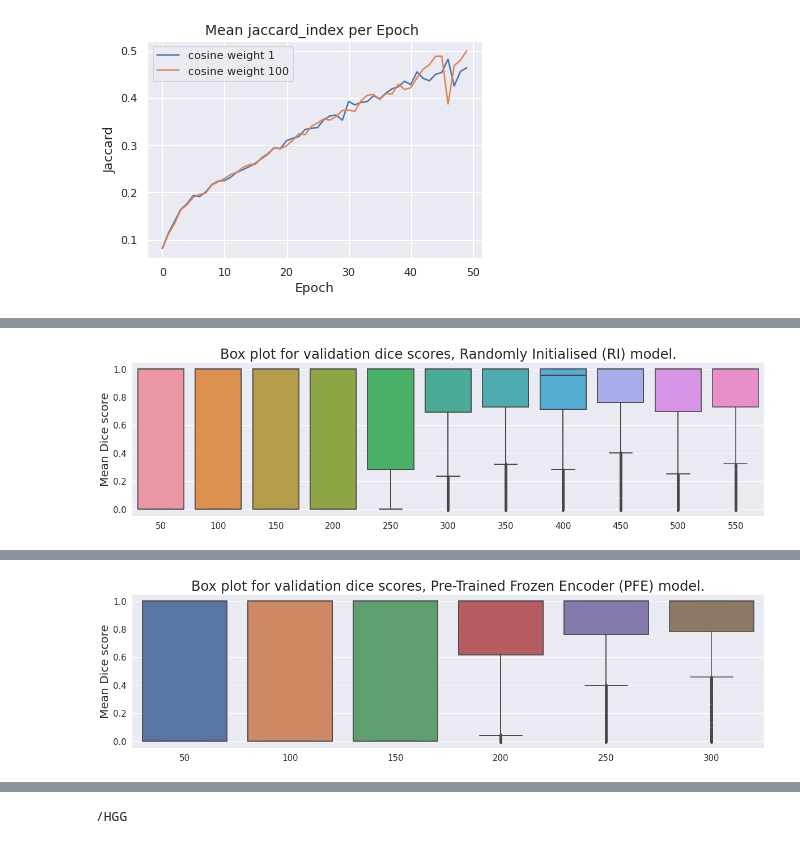
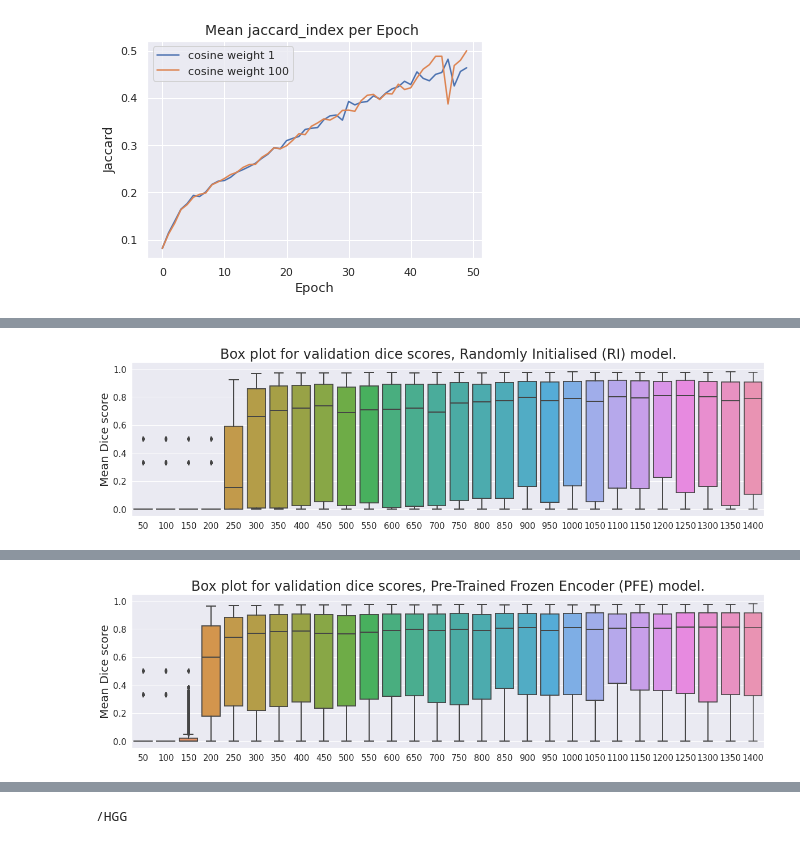
Before and after one commit to Jmckone1/unet, a Jupyter notebook: Paper_outputs_updated.ipynb, the cells around one changed output, grey strips where cells are left out. Saved outputs shown, nothing was run; the diff lists cells and outputs as text; code cells hidden in the pictures.

```diff
--- a/Paper_outputs_updated.ipynb
+++ b/Paper_outputs_updated.ipynb
@@ -156,6 +156,7 @@ image_3 =
 # Segmentation qualitative outputs for RI and PTE examples
 # %%
 # Segmentation Boxplot progression for RO, PFE and PTE
+
 
 import pandas as pd
 import numpy as np
@@ -164,6 +165,8 @@ import seaborn as sns
 sns.set_theme()
 
 sns.set(font_scale = 1.35)
+
+onevals = True
 
 empty_data = []
 base_dice_frame_total = pd.DataFrame(data=empty_data, columns=range(1)).assign(Data="Base Model")
@@ -177,7 +180,8 @@ fr_std, unfr_std, base_std = [],[],[]
 plt.figure(figsize=(20,5))
 
 ################################################################
-x = np.linspace(50, 550, num=11)
+#x = np.linspace(50, 900, num=18)
+x = np.linspace(50, 1400, num=28)
 x = x.tolist()
 
 for i in range(len(x)):
@@ -185,15 +189,19 @@ for i in range(len(x)):
     validation_dice_base = np.genfromtxt("Checkpoints/split_data_experiments/Full_model_MK6_H16_RI_CO100_R3_v2/epoch_0_"+f+"_validation_dice.csv",delimiter=',')
     base_dice = pd.DataFrame(data=validation_dice_base, columns=range(1)).assign(Data="Base Dice")
 
-    base_dice_frame = pd.DataFrame(data=base_dice, columns=range(1)).assign(Data=str(int(x[i])))
+    if onevals == True:
+        base_dice_2 = base_dice[base_dice[:] != 1.0]
+        base_dice_frame = pd.DataFrame(data=base_dice_2, columns=range(1)).assign(Data=str(int(x[i])))
+    else:
+        base_dice_frame = pd.DataFrame(data=base_dice, columns=range(1)).assign(Data=str(int(x[i])))
 
     base_dice_frame_total = pd.concat([base_dice_frame_total,base_dice_frame])
 
     dice_output = pd.melt(base_dice_frame_total, id_vars=['Data'])
     ax = sns.boxplot(x="Data", y="value", data=dice_output)
-    base_mean.append(np.mean(base_dice_frame[0].to_numpy()))
-    base_med.append(np.median(base_dice_frame[0].to_numpy()))
-    base_std.append(np.std(base_dice_frame[0].to_numpy()))
+    base_mean.append(np.nanmean(base_dice_frame[0].to_numpy()))
+    base_med.append(np.nanmedian(base_dice_frame[0].to_numpy()))
+    base_std.append(np.nanstd(base_dice_frame[0].to_numpy()))
 
 np.set_printoptions(precision=3)
 print("\n",
@@ -211,8 +219,12 @@ plt.show()
 plt.figure(figsize=(20,5))
 
 ##############################################################
-x = np.linspace(50, 300, num=6)
+x = np.linspace(50, 1400, num=28)
 x = x.tolist()
+
+# Incorrect filenames for the training dice are formatted as follows :
+# "Checkpoints/" + Param.SegNet.c_file + "epoch_" + "_" + str(cur_step) +  "_"+ str(epoch) + "training_dice.csv"
+# we will want to output this soon but for the moment i will leae it here since the current example inthe UNet Main code is fixed.
 
 for i in range(len(x)):
     f = str(int(x[i]))
@@ -220,15 +232,19 @@ for i in range(len(x)):
     validation_dice_fr = np.genfromtxt("Checkpoints/split_data_experiments/Full_model_MK6_H16_PFE_CO100_R3_v2/epoch_0_"+f+"_validation_dice.csv",delimiter=',')
     fr_dice = pd.DataFrame(data=validation_dice_fr, columns=range(1)).assign(Data="fr Dice")
 
-    fr_dice_frame = pd.DataFrame(data=fr_dice, columns=range(1)).assign(Data=str(int(x[i])))
+    if onevals == True:
+        fr_dice_2 = fr_dice[fr_dice[:] != 1.0]
+        fr_dice_frame = pd.DataFrame(data=fr_dice_2, columns=range(1)).assign(Data=str(int(x[i])))
+    else:
+        fr_dice_frame = pd.DataFrame(data=fr_dice, columns=range(1)).assign(Data=str(int(x[i])))
 
     fr_dice_frame_total = pd.concat([fr_dice_frame_total,fr_dice_frame])
 
     dice_output = pd.melt(fr_dice_frame_total, id_vars=['Data'])
     ax = sns.boxplot(x="Data", y="value", data=dice_output)
-    fr_mean.append(np.mean(fr_dice_frame[0].to_numpy()))
-    fr_med.append(np.median(fr_dice_frame[0].to_numpy()))
-    fr_std.append(np.std(fr_dice_frame[0].to_numpy()))
+    fr_mean.append(np.nanmean(fr_dice_frame[0].to_numpy()))
+    fr_med.append(np.nanmedian(fr_dice_frame[0].to_numpy()))
+    fr_std.append(np.nanstd(fr_dice_frame[0].to_numpy()))
 
 print("\n",
       "Mean",['%.3f' % n for n in fr_mean],"\n",
@@ -244,8 +260,9 @@ plt.show()
 plt.figure(figsize=(20,5))
 
 ###############################################################
-x = np.linspace(50, 300, num=6)
+x = np.linspace(50, 1400, num=28)
 x = x.tolist()
+from matplotlib.cbook import boxplot_stats
 
 for i in range(len(x)):
     f = str(int(x[i]))
@@ -253,15 +270,24 @@ for i in range(len(x)):
     validation_dice_unfr = np.genfromtxt("Checkpoints/split_data_experiments/Full_model_MK6_H16_PTE_CO100_R3_v2/epoch_0_"+f+"_validation_dice.csv",delimiter=',')
     unfr_dice = pd.DataFrame(data=validation_dice_unfr, columns=range(1)).assign(Data="Unfr Dice")
 
-    unfr_dice_frame = pd.DataFrame(data=unfr_dice, columns=range(1)).assign(Data=str(int(x[i])))
+    if onevals == True:
+        unfr_dice_2 = unfr_dice[unfr_dice[:] != 1.0]
+        unfr_dice_frame = pd.DataFrame(data=unfr_dice_2, columns=range(1)).assign(Data=str(int(x[i])))
+    else:
+        unfr_dice_frame = pd.DataFrame(data=unfr_dice, columns=range(1)).assign(Data=str(int(x[i])))
 
     unfr_dice_frame_total = pd.concat([unfr_dice_frame_total,unfr_dice_frame])
 
     dice_output = pd.melt(unfr_dice_frame_total, id_vars=['Data'])
     ax = sns.boxplot(x="Data", y="value", data=dice_output)
-    unfr_mean.append(np.mean(unfr_dice_frame[0].to_numpy()))
-    unfr_med.append(np.median(unfr_dice_frame[0].to_numpy()))
-    unfr_std.append(np.std(unfr_dice_frame[0].to_numpy()))
+
+#     outliers = boxplot_stats(dice_output.value).pop(0)['fliers']
+#     print(np.nanmean(outliers))
+#     print(len(outliers))
+
+    unfr_mean.append(np.nanmean(unfr_dice_frame[0].to_numpy()))
+    unfr_med.append(np.nanmedian(unfr_dice_frame[0].to_numpy()))
+    unfr_std.append(np.nanstd(unfr_dice_frame[0].to_numpy()))
 
 print("\n",
       "Mean",['%.3f' % n for n in unfr_mean],"\n",
@@ -273,4 +299,24 @@ plt.title("Box plot for validation dice scores, Pre-Trained Trainable Encoder (P
 plt.ylabel("Mean Dice score",fontsize=20)
 plt.xlabel("")
 plt.show()
+# ########################################
+
+
+# validation_dice_unfr = np.genfromtxt("Checkpoints/split_data_experiments/Full_model_MK6_H16_PTE_CO100_R3_v2/epoch_0_"+ str(int(x[-1])) +"_validation_dice.csv",delimiter=',')
+# unfr_dice = pd.DataFrame(data=validation_dice_unfr, columns=range(1)).assign(Data="Unfr Dice")
+
+# dice_output = pd.melt(unfr_dice, id_vars=['Data'])
+# ax = sns.boxplot(x="Data", y="value", data=dice_output)
+# plt.ylim([-0.05,1.05])
+# plt.title("Box plot for validation dice scores, Pre-Trained Trainable Encoder (PTE) model.",fontsize=24)
+# plt.ylabel("Mean Dice score",fontsize=20)
+# plt.xlabel("")
+# plt.show()
+# outliers = boxplot_stats(dice_output.value).pop(0)['fliers']
+# print(np.nanmean(outliers))
+# print(len(outliers), "/", len(dice_output))
+
+
+# sns.violinplot(data=outliers)
+# plt.show()
 # %% [output]
@@ -280 +326 @@ plt.show()
-[figure, old version]
+[figure, new version]
@@ -284 +330 @@ plt.show()
-[figure, old version]
+[figure, new version]
```
Also changed, not shown: parts of 4 cells of this notebook, 6 other files.
